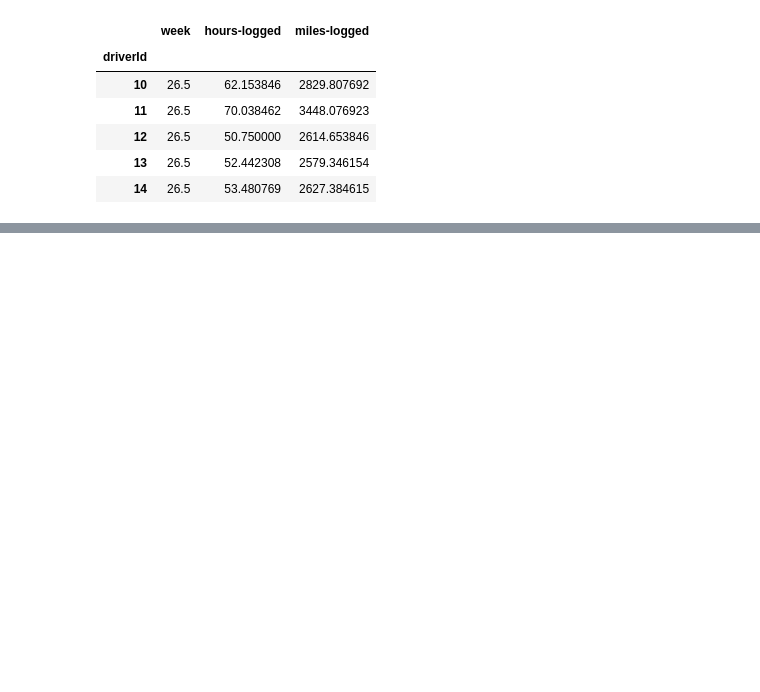
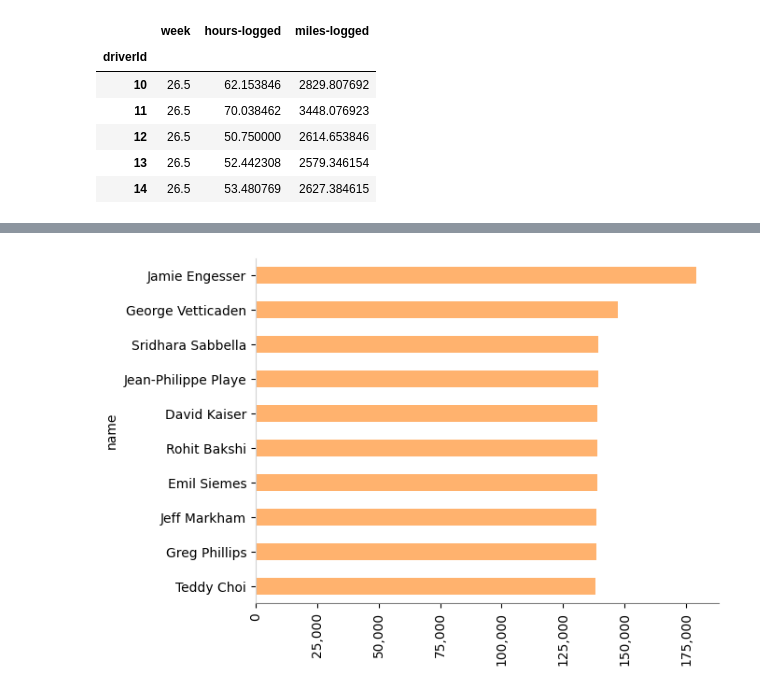
Before and after one commit to 2026-2-descriptiva/std-david-antonio-castro-tamayo, a Jupyter notebook: PRE_06_analisis_pandas/notebooks/notebook.ipynb, the cells around one changed output, grey strips where cells are left out. Saved outputs shown, nothing was run; the diff lists cells and outputs as text; code cells hidden in the pictures; blank space fills up the shorter version.

```diff
--- a/PRE_06_analisis_pandas/notebooks/notebook.ipynb
+++ b/PRE_06_analisis_pandas/notebooks/notebook.ipynb
@@ -53,0 +109,5 @@ mean_timesheet.head()
+# %%
+# Cómputo de la cantidad de horas y millas de cada conductor por año
+
+sum_timesheet = timesheet.groupby("driverId").sum()
+sum_timesheet.head(10)
@@ -53,0 +148,9 @@ mean_timesheet.head()
+# %%
+# Unión de las tablas usando join
+
+summary = pd.merge(
+    sum_timesheet,
+    drivers[["driverId", "name"]],
+    on="driverId",
+)
+summary
@@ -53,0 +200,31 @@ mean_timesheet.head()
+# %%
+# Creación de un gráfico de barras horizontales
+# La columna 'name' pasa a ser el nombre de las filas
+
+top10 = summary.sort_values(by="miles-logged", ascending=False).head(10)
+top10 = top10.set_index("name")
+
+# Paleta de colores:
+#   tab:blue     tab:red       tab:pink
+#   tab:orange   tab:purple    tab:gray
+#   tab:green    tab:brown     tab:olive
+#   tab:cyan
+
+top10["miles-logged"].plot.barh(color="tab:orange", alpha=0.6)
+
+plt.gca().invert_yaxis()
+
+plt.gca().get_xaxis().set_major_formatter(
+    matplotlib.ticker.FuncFormatter(lambda x, p: format(int(x), ","))
+)
+
+plt.xticks(rotation=90)
+
+plt.gca().spines["left"].set_color("lightgray")
+plt.gca().spines["bottom"].set_color("gray")
+plt.gca().spines["top"].set_visible(False)
+plt.gca().spines["right"].set_visible(False)
+
+plt.savefig("../submission/top10_drivers.png", bbox_inches="tight")
+# %% [output]
+[figure, added]
```
Also changed, not shown: parts of 9 cells of this notebook, 2 other files.
